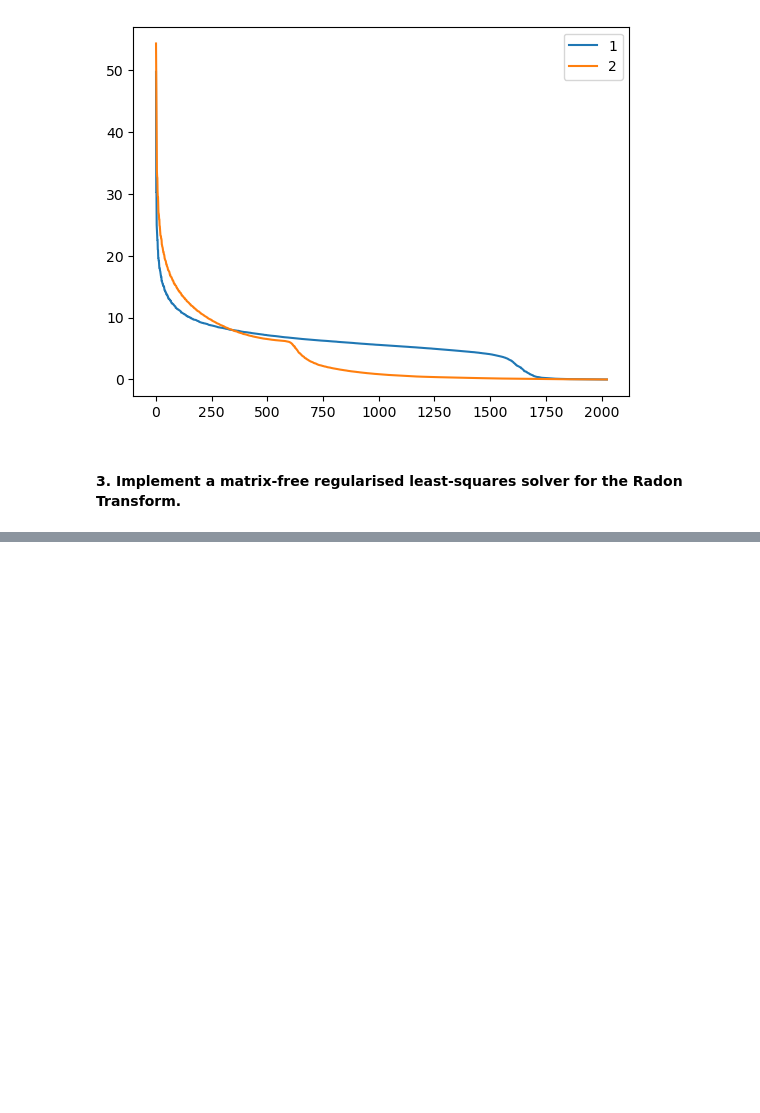
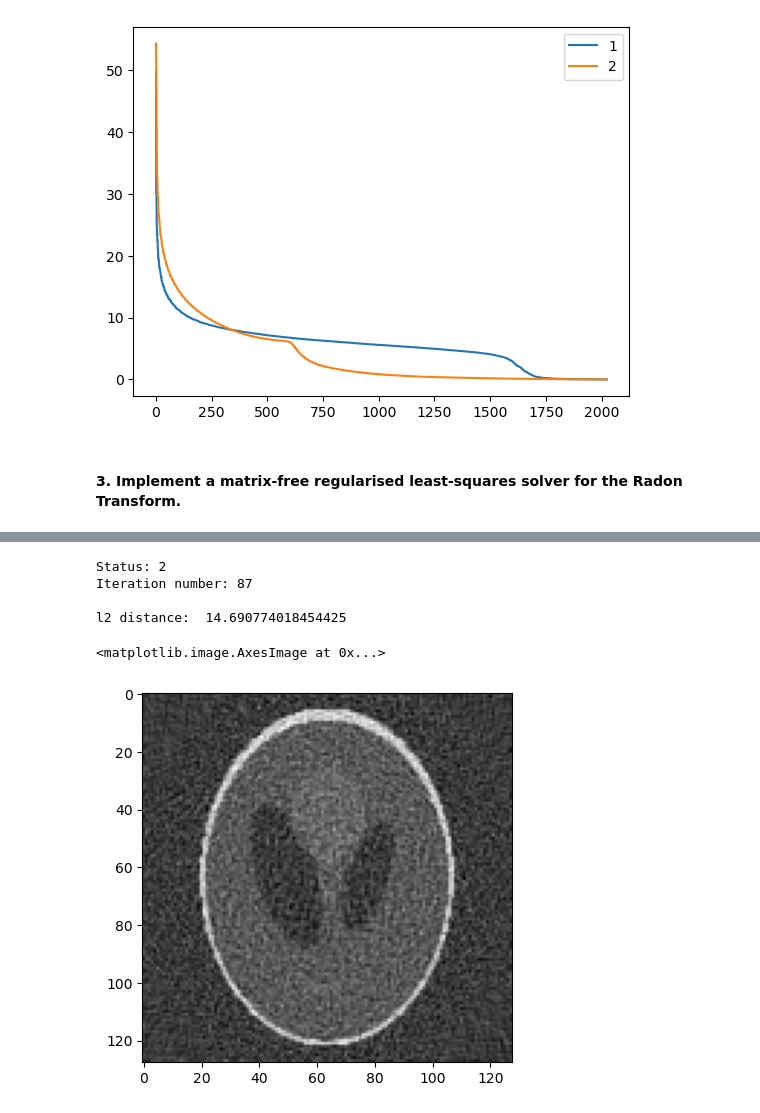
Before and after one commit to lucieniii/UCL-IPI-2022, a Jupyter notebook: ex4/ex4.ipynb, the cells around one changed output, grey strips where cells are left out. Cells and saved outputs as stored; diff of their text form; code cells hidden in the pictures; blank space fills up the shorter version.

Commit message:
[upd] A.3 code for l1 & l2 lsqr

```diff
--- a/ex4/ex4.ipynb
+++ b/ex4/ex4.ipynb
@@ -228,0 +262,3 @@ plt.legend()
+# %%
+R_op = construct_Radon_Operator(128, 128, 128, 90, np.pi)
+# g_op = apply_Radon_Matrix(R_op, f_true, 90, 128)
@@ -228,0 +269,33 @@ plt.legend()
+# %%
+def solve_with_l2_reg(alpha, A, g):
+    def M_f(v):
+        Af = A @ v
+        If = np.sqrt(alpha) * v
+        z = np.hstack((Af, If))
+        return z
+    def MT_b(v):
+        h, w = A.shape
+        Atf = A.T @ v[:h]
+        Itf = np.sqrt(alpha) * v[h:]
+        z = Atf + Itf
+        return z
+    h, w = A.shape
+    M = scipy.sparse.linalg.LinearOperator((h + w, w), matvec=M_f, rmatvec=MT_b)
+    b = np.hstack((g, np.zeros(w)))
+    x_lsqr = scipy.sparse.linalg.lsqr(M, b)
+    return x_lsqr
+# %%
+gh, gw = g_noisy.shape
+x_lsqr = solve_with_l2_reg(10, R_op, g_noisy.reshape((gh * gw)))
+# %%
+print('Status: %d\nIteration number: %d\n' % (x_lsqr[1], x_lsqr[2]))
+f_rec_lsqr = x_lsqr[0].reshape((128, 128))
+print('l2 distance: ', np.linalg.norm(f_rec_lsqr - f_true))
+plt.imshow(f_rec_lsqr, cmap='gray')
+# %% [output]
+Status: 2
+Iteration number: 87
+
+l2 distance:  14.690774018454425
+<matplotlib.image.AxesImage at 0x...>
+[figure, added]
```
Also changed, not shown: parts of 16 cells of this notebook.
